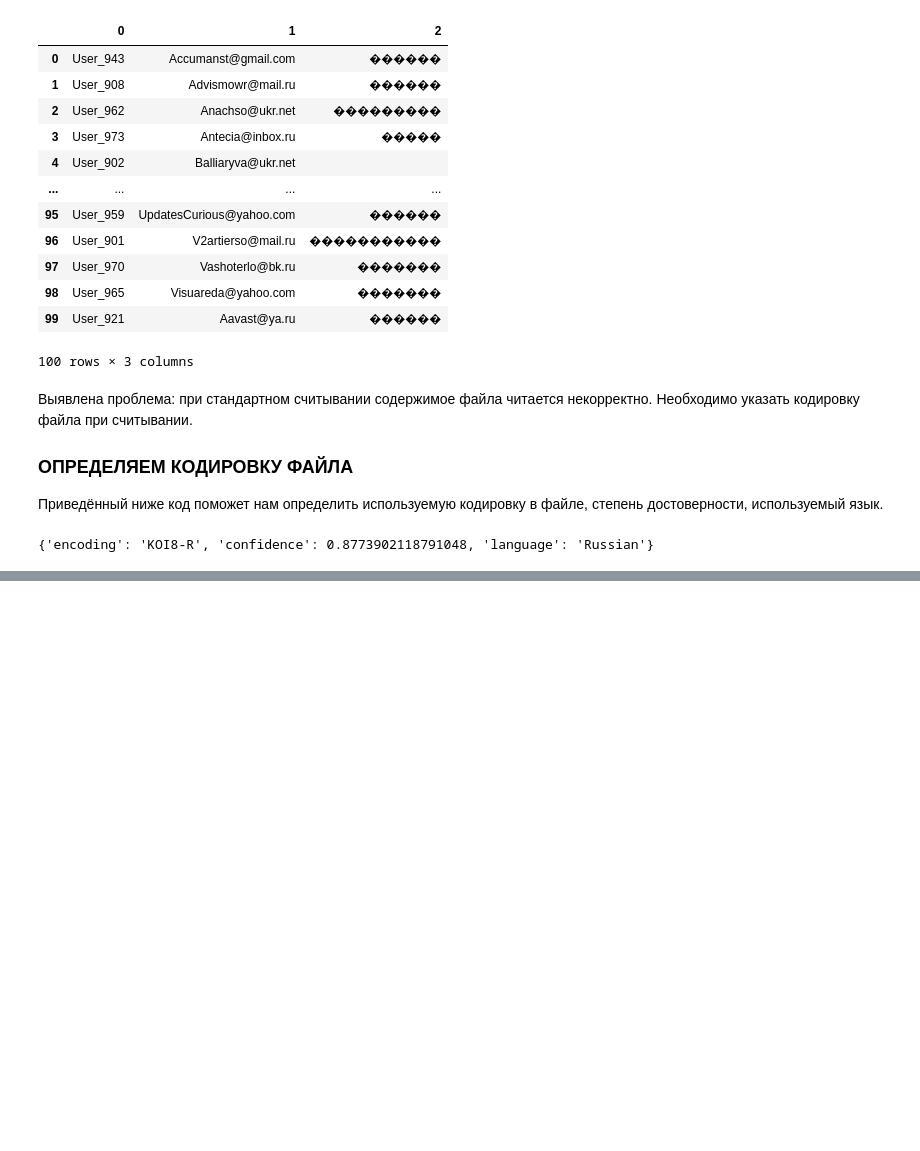
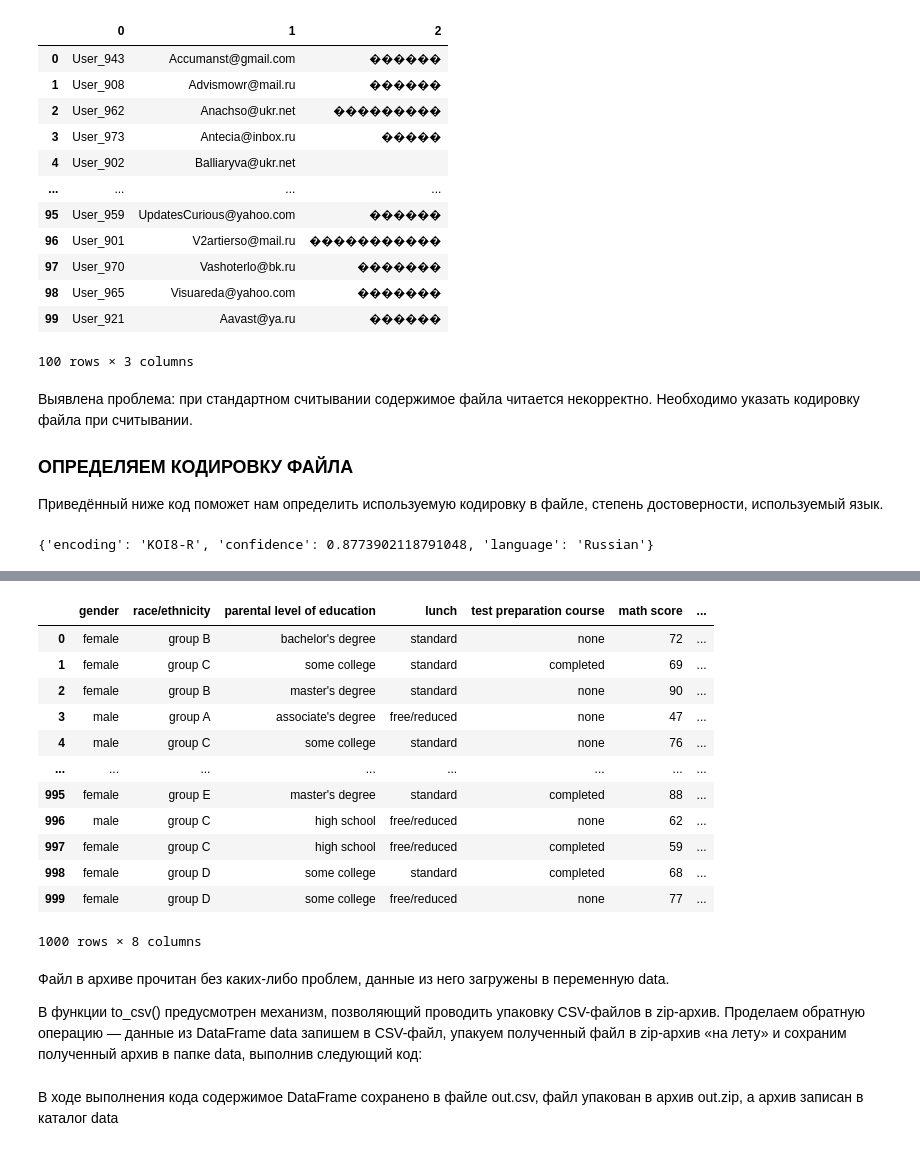
Before and after one commit to IvanMonakov/DataScience, a Jupyter notebook: PY_16_Uploading data/Uploading data.ipynb, the cells around one changed output, grey strips where cells are left out. Cells and saved outputs as stored; diff of their text form; code cells hidden in the pictures; blank space fills up the shorter version.

```diff
--- a/PY_16_Uploading data/Uploading data.ipynb
+++ b/PY_16_Uploading data/Uploading data.ipynb
@@ -130,0 +189,21 @@ print(detector.close())
+# %%
+data = pd.read_csv('data/students_performance.zip')
+display(data)
+# %% [output]
+|  | gender | race/ethnicity | parental level of education | lunch | test preparation course | math score | ... |
+| 0 | female | group B | bachelor's degree | standard | none | 72 | ... |
+| 1 | female | group C | some college | standard | completed | 69 | ... |
+| 2 | female | group B | master's degree | standard | none | 90 | ... |
+| 3 | male | group A | associate's degree | free/reduced | none | 47 | ... |
+| 4 | male | group C | some college | standard | none | 76 | ... |
+| ... | ... | ... | ... | ... | ... | ... | ... |
+| 995 | female | group E | master's degree | standard | completed | 88 | ... |
+| 996 | male | group C | high school | free/reduced | none | 62 | ... |
+| 997 | female | group C | high school | free/reduced | completed | 59 | ... |
+| 998 | female | group D | some college | standard | completed | 68 | ... |
+| 999 | female | group D | some college | free/reduced | none | 77 | ... |
+1000 rows × 8 columns
+# %% [markdown]
+Файл в архиве прочитан без каких-либо проблем, данные из него загружены в переменную data.
+
+В функции to_csv() предусмотрен механизм, позволяющий проводить упаковку CSV-файлов в zip-архив. Проделаем обратную операцию — данные из DataFrame data запишем в CSV-файл, упакуем полученный файл в zip-архив «на лету» и сохраним полученный архив в папке data, выполнив следующий код:
@@ -130,0 +214,2 @@ print(detector.close())
+# %% [markdown]
+В ходе выполнения кода содержимое DataFrame сохранено в файле out.csv, файл упакован в архив out.zip, а архив записан в каталог data
```
Also changed, not shown: parts of 58 cells of this notebook.
